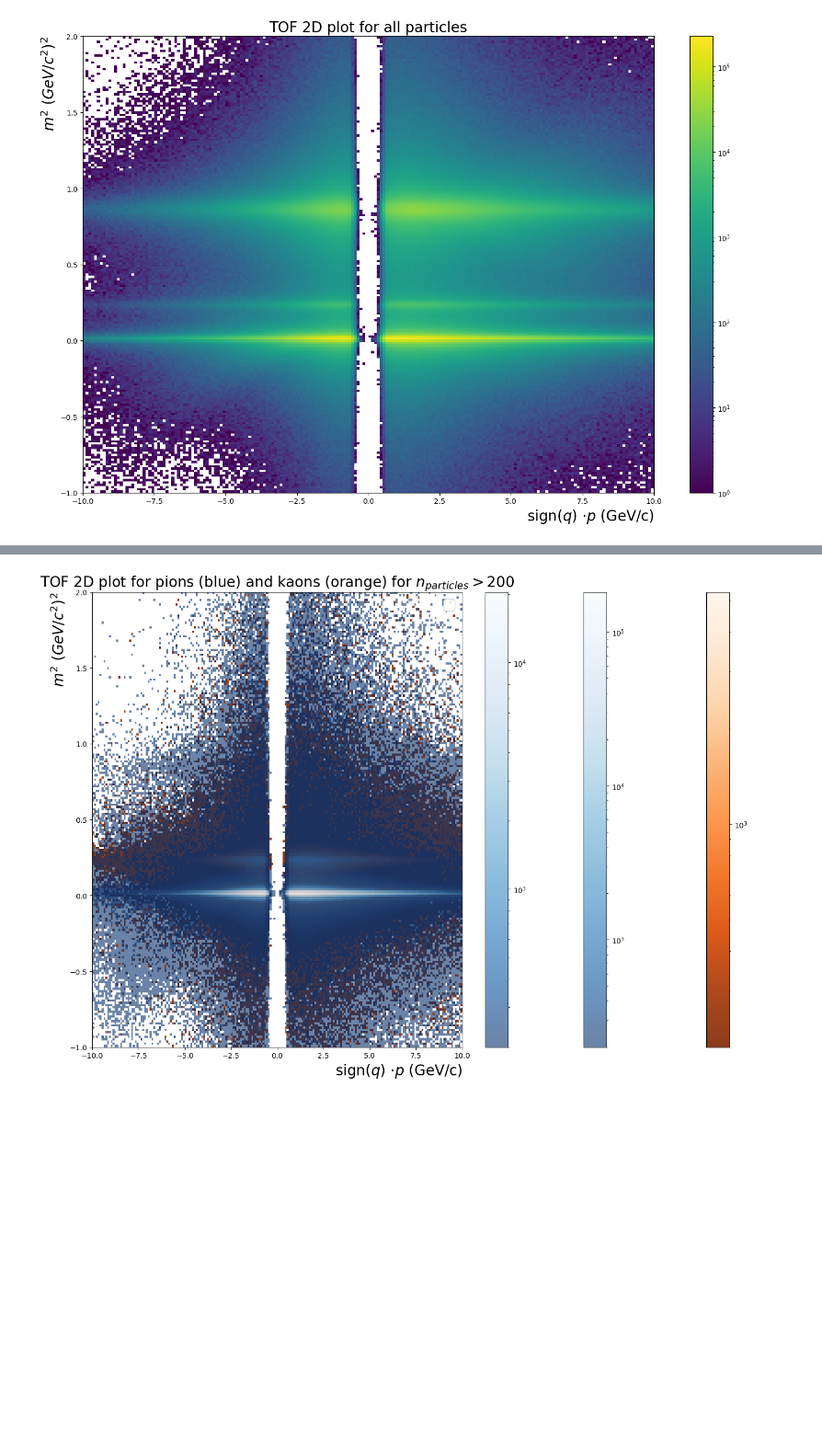
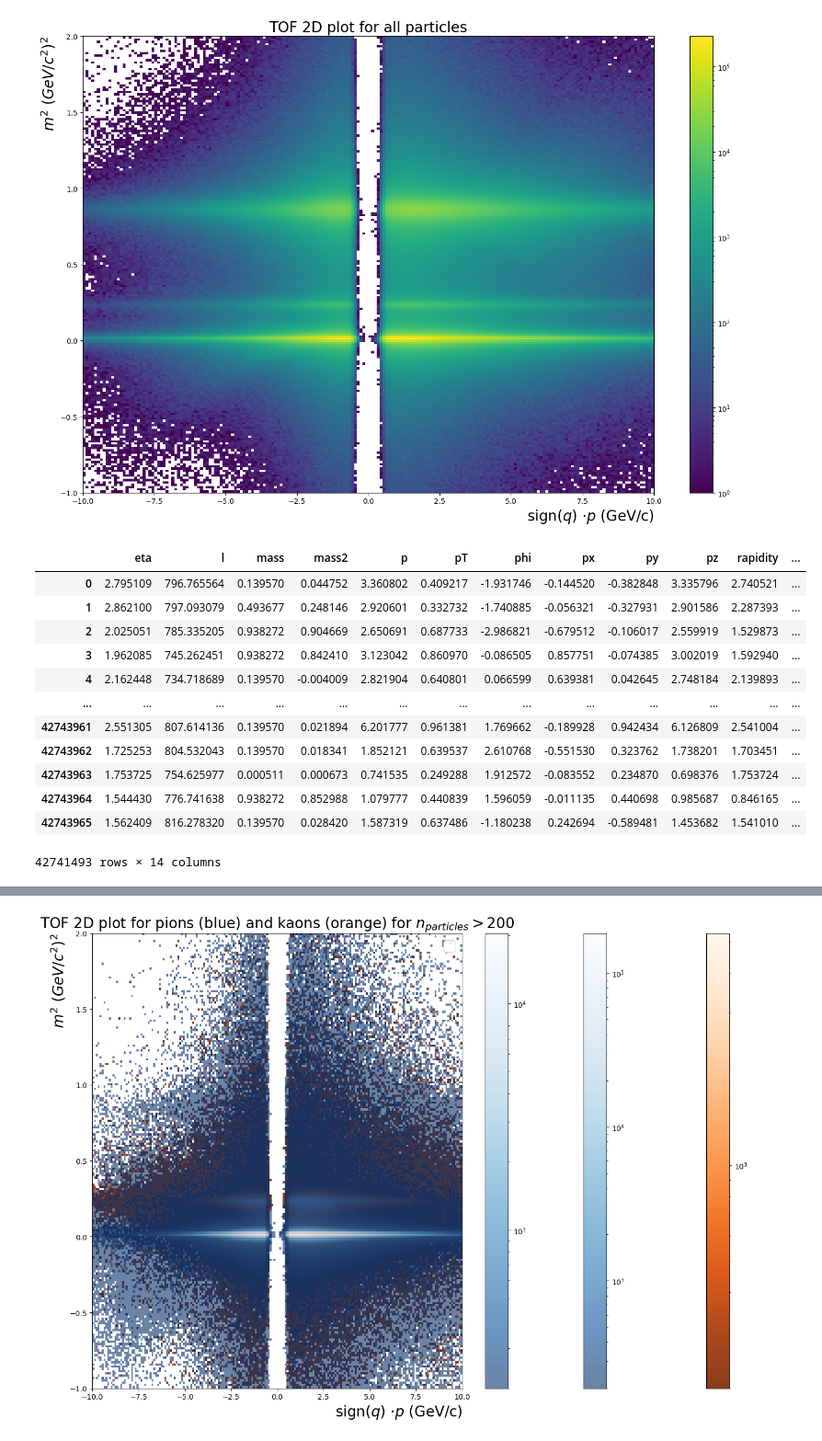
Before and after one commit to julnow/inz, a Jupyter notebook: jupyter/ml_tof_plots.ipynb, the cells around one changed output, grey strips where cells are left out. Shown at 92% size. Drawn from its saved outputs; the diff is of its cells as text; code cells hidden in the pictures; blank space fills up the shorter version.

```diff
--- a/jupyter/ml_tof_plots.ipynb
+++ b/jupyter/ml_tof_plots.ipynb
@@ -223,4 +223,21 @@ def all_tof(df):
 all_tof(particles)
 # %% [output]
 [figure]
+# %%
+df = particles
+df
+# %% [output]
+|  | eta | l | mass | mass2 | p | pT | phi | px | py | pz | rapidity | ... |
+| 0 | 2.795109 | 796.765564 | 0.139570 | 0.044752 | 3.360802 | 0.409217 | -1.931746 | -0.144520 | -0.382848 | 3.335796 | 2.740521 | ... |
+| 1 | 2.862100 | 797.093079 | 0.493677 | 0.248146 | 2.920601 | 0.332732 | -1.740885 | -0.056321 | -0.327931 | 2.901586 | 2.287393 | ... |
+| 2 | 2.025051 | 785.335205 | 0.938272 | 0.904669 | 2.650691 | 0.687733 | -2.986821 | -0.679512 | -0.106017 | 2.559919 | 1.529873 | ... |
+| 3 | 1.962085 | 745.262451 | 0.938272 | 0.842410 | 3.123042 | 0.860970 | -0.086505 | 0.857751 | -0.074385 | 3.002019 | 1.592940 | ... |
+| 4 | 2.162448 | 734.718689 | 0.139570 | -0.004009 | 2.821904 | 0.640801 | 0.066599 | 0.639381 | 0.042645 | 2.748184 | 2.139893 | ... |
+| ... | ... | ... | ... | ... | ... | ... | ... | ... | ... | ... | ... | ... |
+| 42743961 | 2.551305 | 807.614136 | 0.139570 | 0.021894 | 6.201777 | 0.961381 | 1.769662 | -0.189928 | 0.942434 | 6.126809 | 2.541004 | ... |
+| 42743962 | 1.725253 | 804.532043 | 0.139570 | 0.018341 | 1.852121 | 0.639537 | 2.610768 | -0.551530 | 0.323762 | 1.738201 | 1.703451 | ... |
+| 42743963 | 1.753725 | 754.625977 | 0.000511 | 0.000673 | 0.741535 | 0.249288 | 1.912572 | -0.083552 | 0.234870 | 0.698376 | 1.753724 | ... |
+| 42743964 | 1.544430 | 776.741638 | 0.938272 | 0.852988 | 1.079777 | 0.440839 | 1.596059 | -0.011135 | 0.440698 | 0.985687 | 0.846165 | ... |
+| 42743965 | 1.562409 | 816.278320 | 0.139570 | 0.028420 | 1.587319 | 0.637486 | -1.180238 | 0.242694 | -0.589481 | 1.453682 | 1.541010 | ... |
+42741493 rows × 14 columns
 # %%
```
Also changed, not shown: parts of 7 cells of this notebook.
